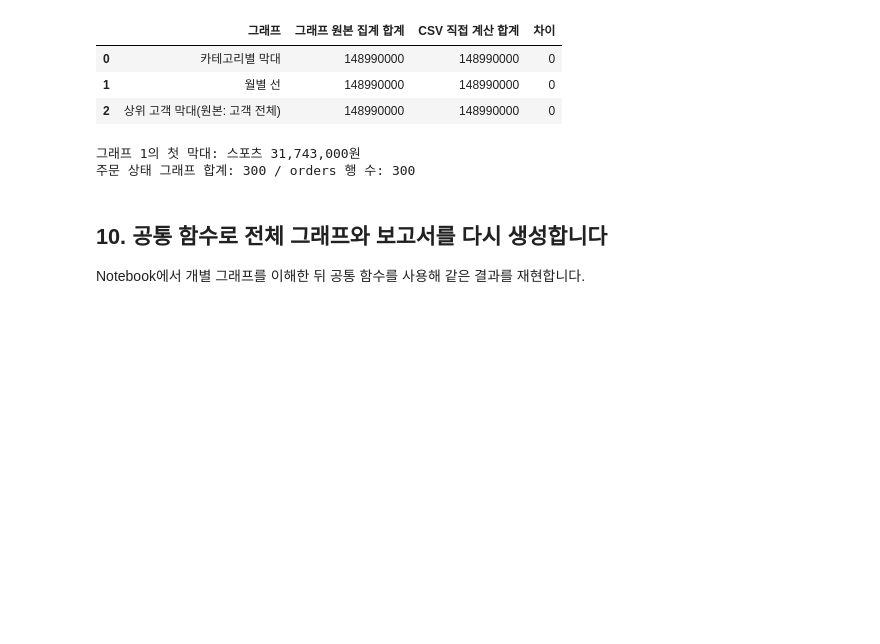
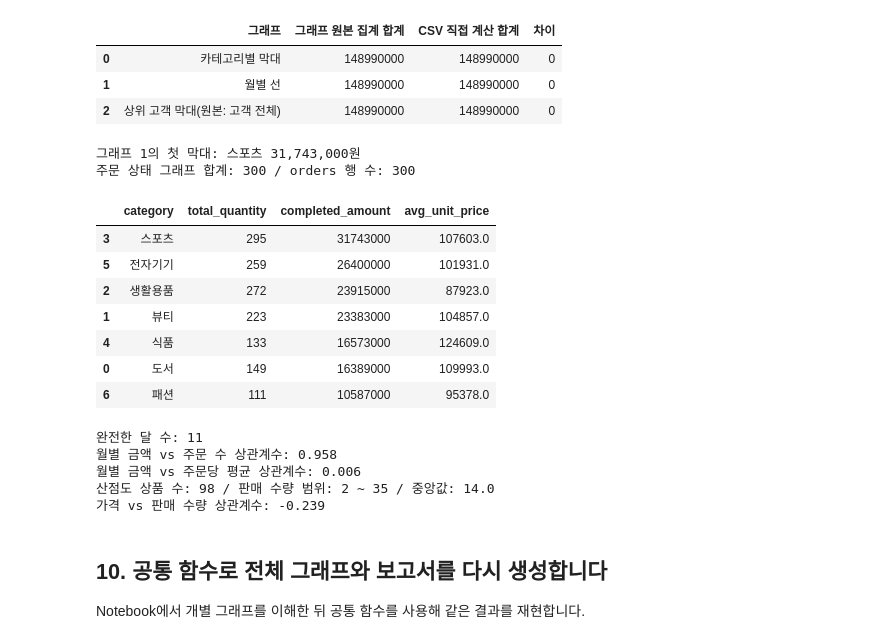
Before and after one commit to Chloe-Hyebin-Kim/llm-data-analysis-course, a Jupyter notebook: practice/chapter07/chapter07.ipynb, the cells around one changed output. Cells and saved outputs as stored; diff of their text form; code cells hidden in the pictures; blank space fills up the shorter version.

```diff
--- a/practice/chapter07/chapter07.ipynb
+++ b/practice/chapter07/chapter07.ipynb
@@ -403,6 +403,32 @@ assert cross_check["차이"].eq(0).all()
 | 2 | 상위 고객 막대(원본: 고객 전체) | 148990000 | 148990000 | 0 |
 그래프 1의 첫 막대: 스포츠 31,743,000원
 주문 상태 그래프 합계: 300 / orders 행 수: 300
+# %%
+# 답안에 사용한 보조 지표 계산
+category_unit = category_sales.assign(avg_unit_price=lambda d: (d["completed_amount"] / d["total_quantity"]).round(0))
+display(category_unit[["category", "total_quantity", "completed_amount", "avg_unit_price"]])
+
+full_months = monthly_sales.iloc[1:-1]   # 부분 월(첫 달·마지막 달) 제외
+print("완전한 달 수:", len(full_months))
+print("월별 금액 vs 주문 수 상관계수:", round(full_months["completed_amount"].corr(full_months["completed_order_count"]), 3))
+print("월별 금액 vs 주문당 평균 상관계수:", round(full_months["completed_amount"].corr(full_months["average_completed_order_amount"]), 3))
+
+print("산점도 상품 수:", len(product_sales), "/ 판매 수량 범위:", product_sales["completed_quantity"].min(), "~", product_sales["completed_quantity"].max(), "/ 중앙값:", product_sales["completed_quantity"].median())
+print("가격 vs 판매 수량 상관계수:", round(product_sales["price"].corr(product_sales["completed_quantity"]), 3))
+# %% [output]
+|  | category | total_quantity | completed_amount | avg_unit_price |
+| 3 | 스포츠 | 295 | 31743000 | 107603.0 |
+| 5 | 전자기기 | 259 | 26400000 | 101931.0 |
+| 2 | 생활용품 | 272 | 23915000 | 87923.0 |
+| 1 | 뷰티 | 223 | 23383000 | 104857.0 |
+| 4 | 식품 | 133 | 16573000 | 124609.0 |
+| 0 | 도서 | 149 | 16389000 | 109993.0 |
+| 6 | 패션 | 111 | 10587000 | 95378.0 |
+완전한 달 수: 11
+월별 금액 vs 주문 수 상관계수: 0.958
+월별 금액 vs 주문당 평균 상관계수: 0.006
+산점도 상품 수: 98 / 판매 수량 범위: 2 ~ 35 / 중앙값: 14.0
+가격 vs 판매 수량 상관계수: -0.239
 # %% [markdown]
 ## 10. 공통 함수로 전체 그래프와 보고서를 다시 생성합니다
 
```
Also changed, not shown: parts of 1 cell of this notebook, 1 other file.
